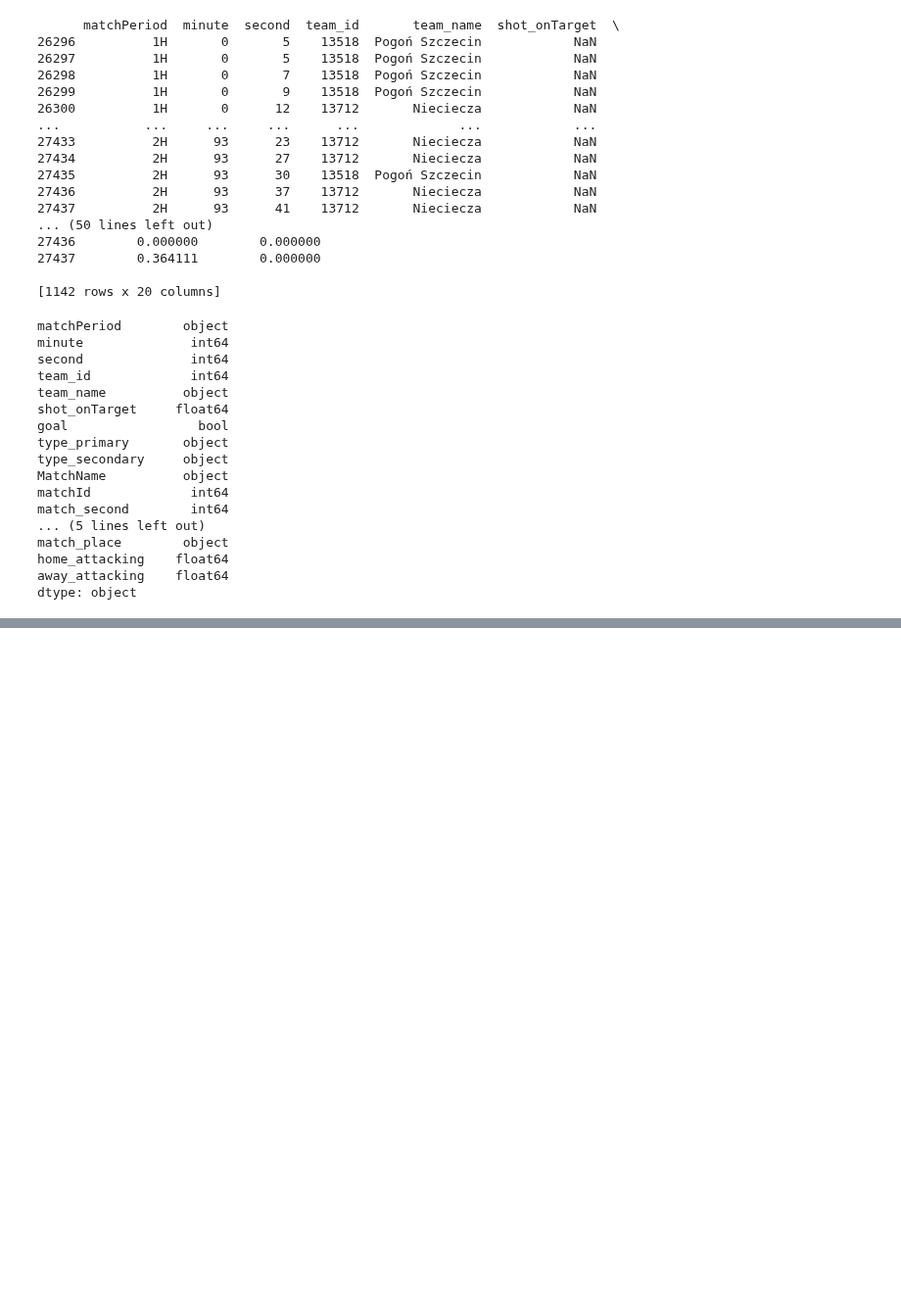
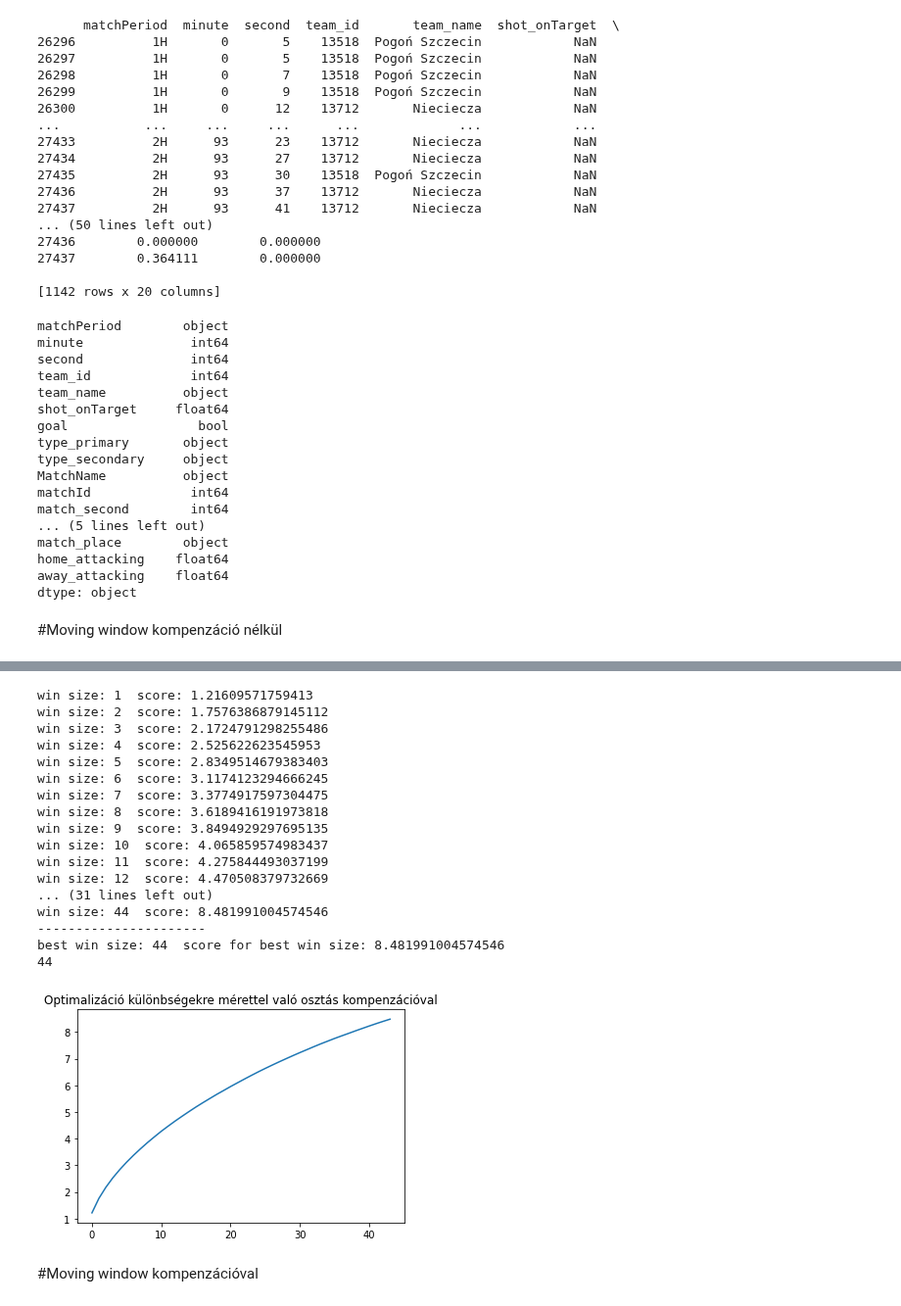
Before and after one commit to donbot2000/Szakdolgozat_colab, a Jupyter notebook: Szakdoga.ipynb, the cells around one changed output, grey strips where cells are left out. Shown at 98% size. Saved outputs shown, nothing was run; the diff lists cells and outputs as text; code cells hidden in the pictures; blank space fills up the shorter version.

```diff
--- a/Szakdoga.ipynb
+++ b/Szakdoga.ipynb
@@ -236,3 +236,55 @@ match_place        object
 home_attacking    float64
 away_attacking    float64
 dtype: object
+# %% [markdown]
+#Moving window kompenzáció nélkül
+# %%
+import pandas as pd
+import math as math
+
+for match in matchesDfList:
+  match["min"]=match["minute"]
+  match["home_winsum"] = 0
+  match["away_winsum"] = 0
+
+min = 1
+max = 0
+max_win = 0
+plotseg=[]
+
+while(min<45):
+  avr_diff_list = []
+  for match in matchesDfList:
+    home_minutes_sums = []
+    away_minutes_sums = []
+    home_windows = []
+    away_windows = []
+    diffes = []
+    for i in range(match["minute"].max()):
+      home_minutes_sums.append(match.loc[(match["minute"]==i), "home_attacking"].sum())
+      away_minutes_sums.append(match.loc[(match["minute"]==i), "away_attacking"].sum())
+    home_minutes_sum_ser = pd.Series(home_minutes_sums)
+    away_minutes_sum_ser = pd.Series(away_minutes_sums)
+    home_windows = pd.DataFrame()
+    away_windows = pd.DataFrame()
+    home_windows["win"] = home_minutes_sum_ser.rolling(min ,min_periods=1).sum()
+    away_windows["win"] = away_minutes_sum_ser.rolling(min ,min_periods=1).sum()
+    home_windows_array = home_windows["win"]
+    away_windows_array = away_windows["win"]
+    for i in range(len(home_windows_array)):
+      diffes.append(abs(home_windows_array[i]-away_windows_array[i]))
+    avr_diff_list.append(sum(diffes)/(len(diffes)))
+  plotseg.append(sum(avr_diff_list)/len(avr_diff_list))
+  print("win size:",min, " score:",sum(avr_diff_list)/len(avr_diff_list))
+  if(sum(avr_diff_list)/len(avr_diff_list)>max):
+    max = sum(avr_diff_list)/len(avr_diff_list)
+    max_win = min
+  min+=1
+print("----------------------")
+print("best win size:", max_win, " score for best win size:", max)
+print(max_win)
+
+plt.plot(range(len(plotseg)),plotseg)
+plt.title("Optimalizáció különbségekre mérettel való osztás kompenzációval")
+plt.show()
+# %% [output]
@@ -238,0 +306,20 @@ dtype: object
+win size: 1  score: 1.21609571759413
+win size: 2  score: 1.7576386879145112
+win size: 3  score: 2.1724791298255486
+win size: 4  score: 2.525622623545953
+win size: 5  score: 2.8349514679383403
+win size: 6  score: 3.1174123294666245
+win size: 7  score: 3.3774917597304475
+win size: 8  score: 3.6189416191973818
+win size: 9  score: 3.8494929297695135
+win size: 10  score: 4.065859574983437
+win size: 11  score: 4.275844493037199
+win size: 12  score: 4.470508379732669
+... (31 lines left out)
+win size: 44  score: 8.481991004574546
+----------------------
+best win size: 44  score for best win size: 8.481991004574546
+44
+[figure, added]
+# %% [markdown]
+#Moving window kompenzációval
```
Also changed, not shown: parts of 28 cells of this notebook.
